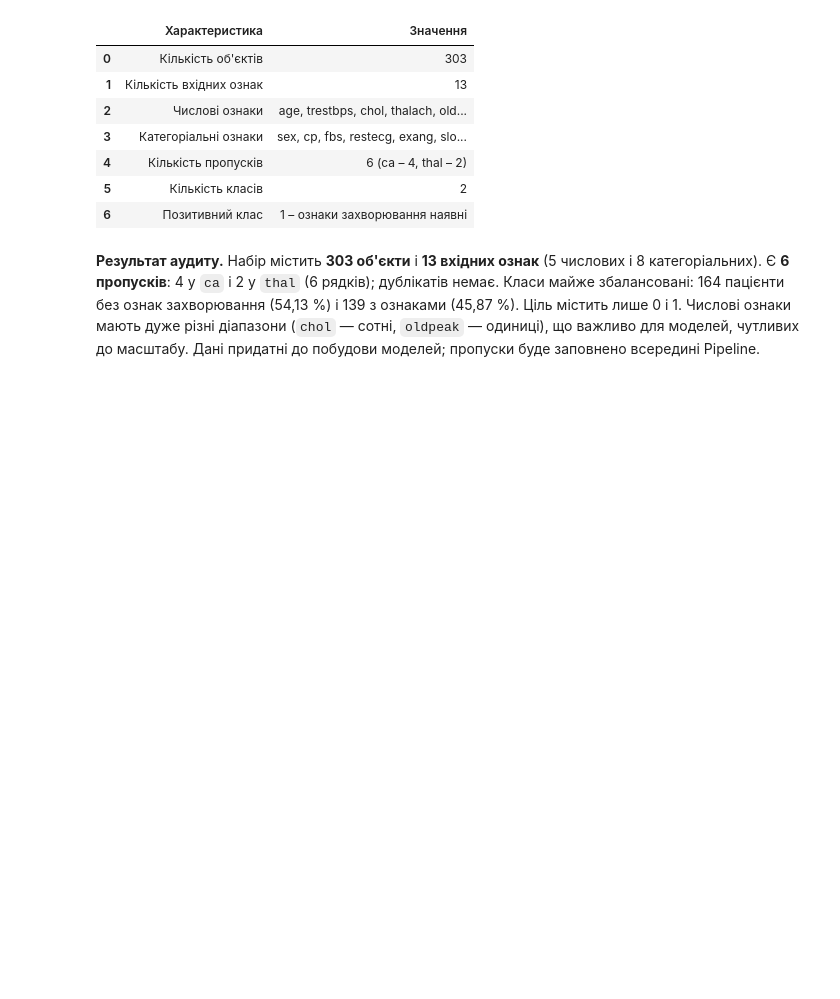
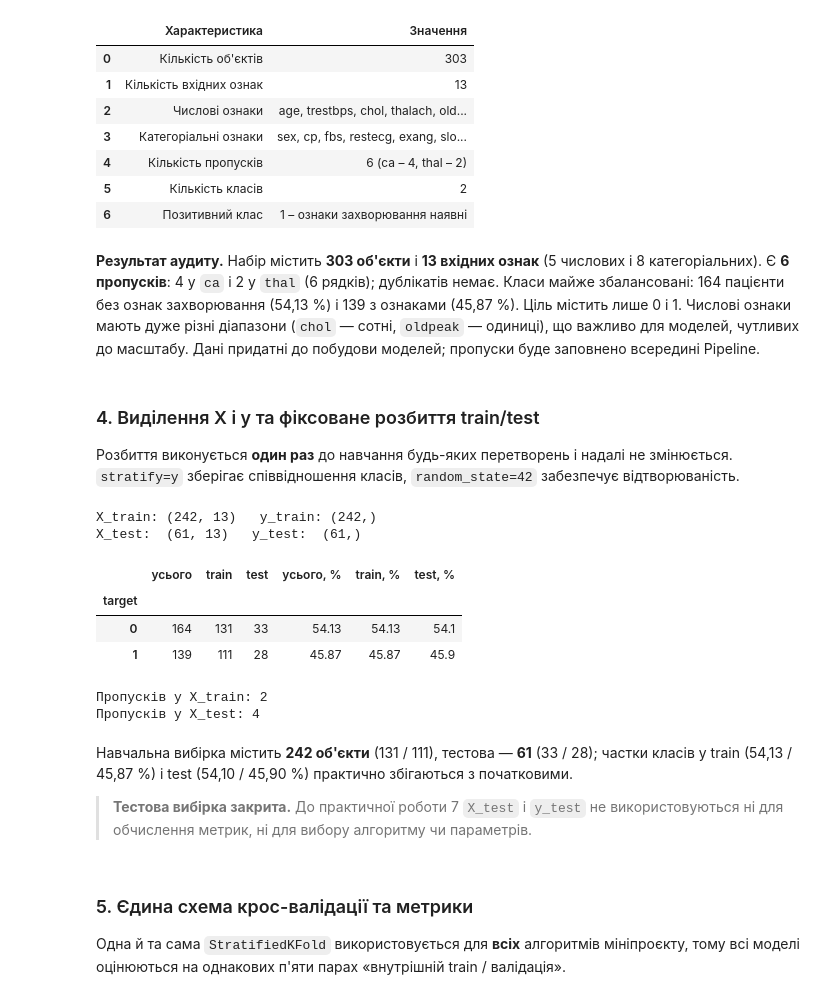
Before and after one commit to SDV284/pattern-recognition-practice, a Jupyter notebook: classification-mini-project/notebooks/PR04_Sviatishenko_D.ipynb, the cells around one changed output. Drawn from its saved outputs; the diff is of its cells as text; code cells hidden in the pictures; blank space fills up the shorter version.

Commit message:
Added train-test split and preprocessing pipeline

```diff
--- a/classification-mini-project/notebooks/PR04_Sviatishenko_D.ipynb
+++ b/classification-mini-project/notebooks/PR04_Sviatishenko_D.ipynb
@@ -339,3 +339,58 @@ display(audit)
 164 пацієнти без ознак захворювання (54,13 %) і 139 з ознаками (45,87 %). Ціль містить лише 0 і 1.
 Числові ознаки мають дуже різні діапазони (`chol` — сотні, `oldpeak` — одиниці), що важливо для
 моделей, чутливих до масштабу. Дані придатні до побудови моделей; пропуски буде заповнено всередині Pipeline.
+# %% [markdown]
+### 4. Виділення X і y та фіксоване розбиття train/test
+
+Розбиття виконується **один раз** до навчання будь-яких перетворень і надалі не змінюється.
+`stratify=y` зберігає співвідношення класів, `random_state=42` забезпечує відтворюваність.
+# %%
+X = data.drop(columns=[TARGET])
+y = data[TARGET]
+
+X_train, X_test, y_train, y_test = train_test_split(
+    X,
+    y,
+    test_size=0.20,
+    random_state=RANDOM_STATE,
+    stratify=y
+)
+
+print("X_train:", X_train.shape, "  y_train:", y_train.shape)
+print("X_test: ", X_test.shape, "  y_test: ", y_test.shape)
+# %% [output]
+X_train: (242, 13)   y_train: (242,)
+X_test:  (61, 13)   y_test:  (61,)
+# %%
+split_distribution = pd.DataFrame(
+    {
+        "усього": y.value_counts().sort_index(),
+        "train": y_train.value_counts().sort_index(),
+        "test": y_test.value_counts().sort_index(),
+        "усього, %": y.value_counts(normalize=True).sort_index().mul(100).round(2),
+        "train, %": y_train.value_counts(normalize=True).sort_index().mul(100).round(2),
+        "test, %": y_test.value_counts(normalize=True).sort_index().mul(100).round(2)
+    }
+)
+display(split_distribution)
+
+print("Пропусків у X_train:", int(X_train.isna().sum().sum()))
+print("Пропусків у X_test:", int(X_test.isna().sum().sum()))
+# %% [output]
+|  | усього | train | test | усього, % | train, % | test, % |
+| target |  |  |  |  |  |  |
+| 0 | 164 | 131 | 33 | 54.13 | 54.13 | 54.1 |
+| 1 | 139 | 111 | 28 | 45.87 | 45.87 | 45.9 |
+Пропусків у X_train: 2
+Пропусків у X_test: 4
+# %% [markdown]
+Навчальна вибірка містить **242 об'єкти** (131 / 111), тестова — **61** (33 / 28); частки класів
+у train (54,13 / 45,87 %) і test (54,10 / 45,90 %) практично збігаються з початковими.
+
+> **Тестова вибірка закрита.** До практичної роботи 7 `X_test` і `y_test` не використовуються
+> ні для обчислення метрик, ні для вибору алгоритму чи параметрів.
+# %% [markdown]
+### 5. Єдина схема крос-валідації та метрики
+
+Одна й та сама `StratifiedKFold` використовується для **всіх** алгоритмів мініпроєкту, тому всі
+моделі оцінюються на однакових п'яти парах «внутрішній train / валідація».
```
Also changed, not shown: parts of 6 cells of this notebook.
